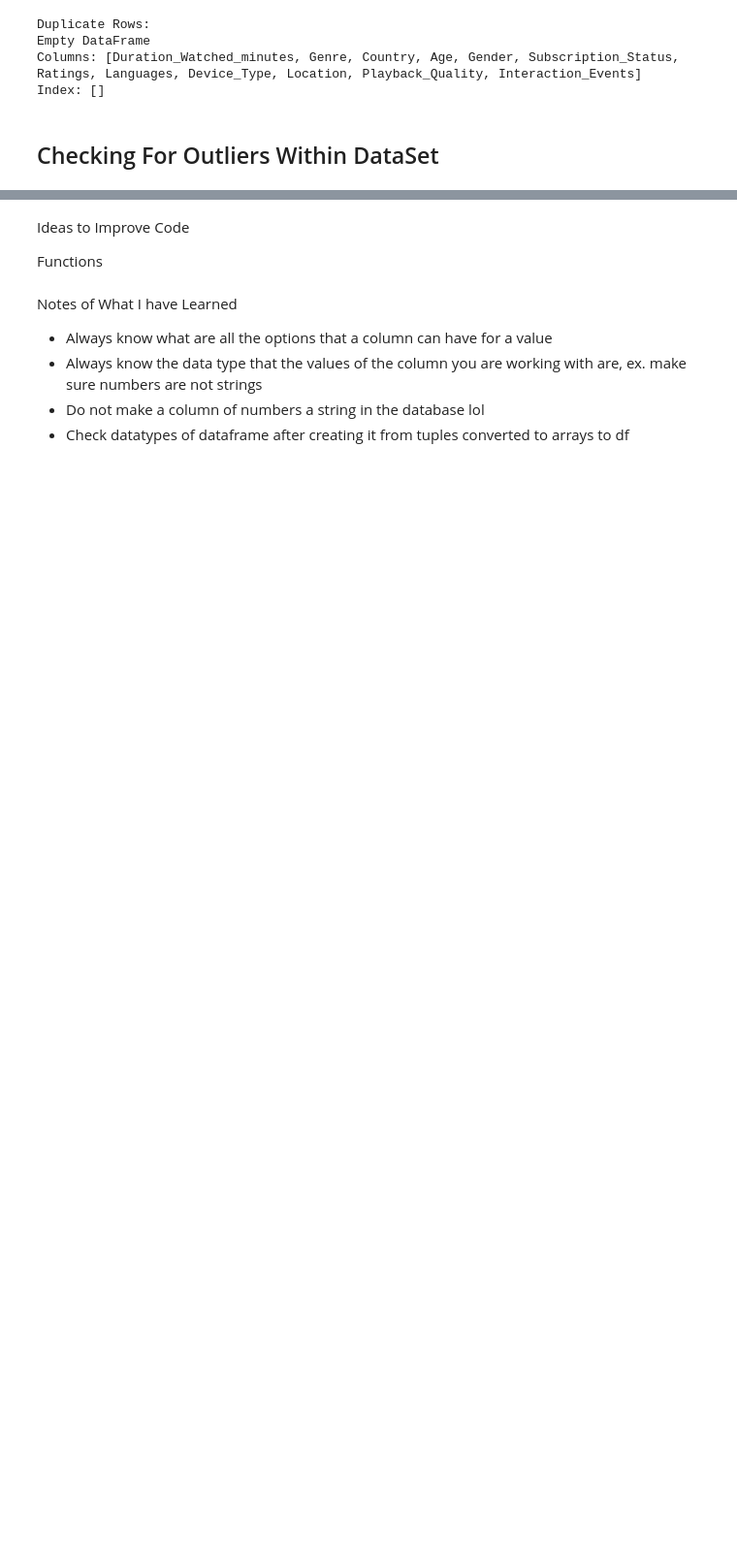
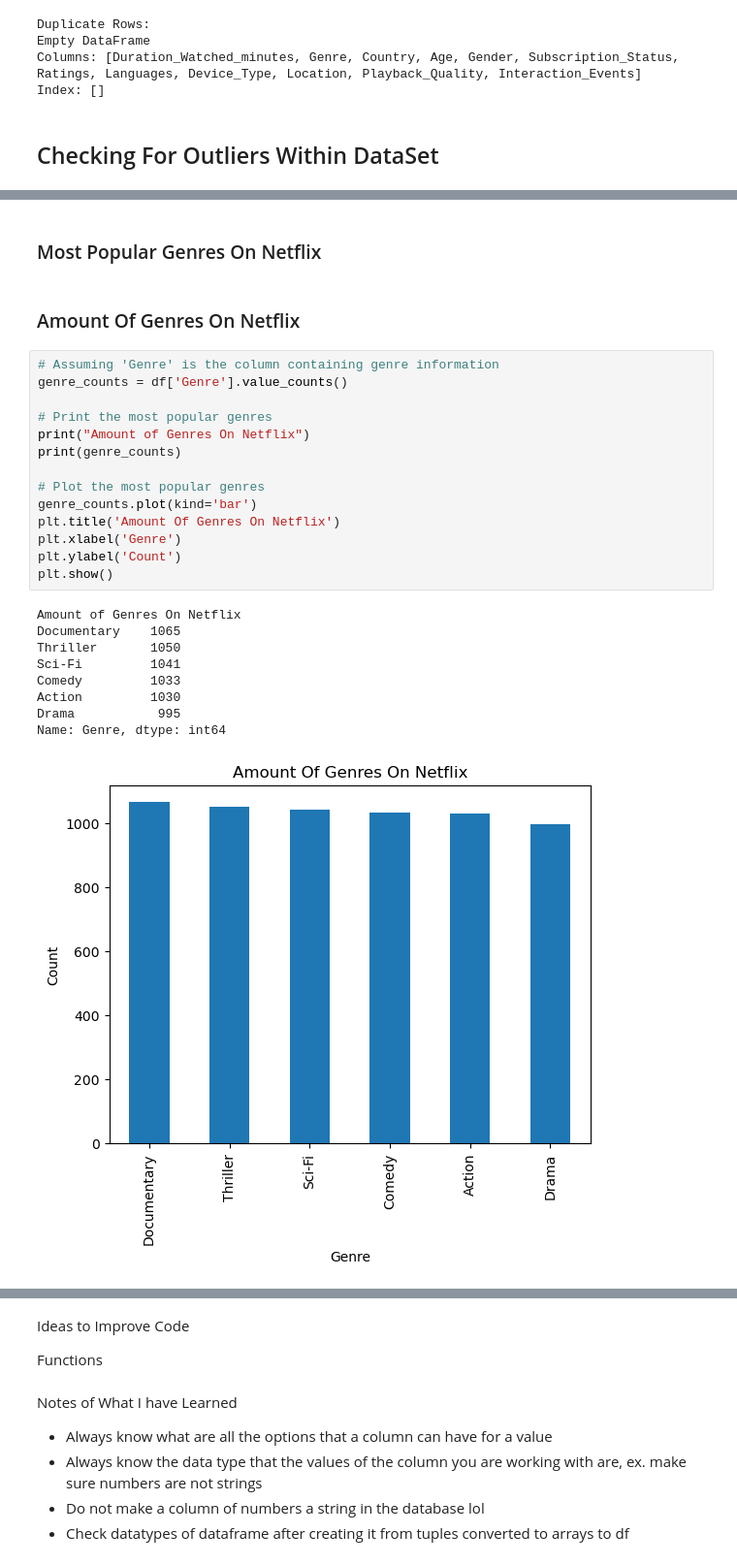
Before and after one commit to HamiltonWilliamsBusiness/Kaggle-Streaming-Application-Data-Insights, a Jupyter notebook: netflix.ipynb, the cells around one changed output, grey strips where cells are left out. Shown at 97% size. Cells and saved outputs as stored; diff of their text form; blank space fills up the shorter version.

```diff
--- a/netflix.ipynb
+++ b/netflix.ipynb
@@ -381,0 +270,28 @@ Name: Ratings, Length: 6214, dtype: int32
+# %% [markdown]
+### Most Popular Genres On Netflix
+# %% [markdown]
+### Amount Of Genres On Netflix
+# %%
+# Assuming 'Genre' is the column containing genre information
+genre_counts = df['Genre'].value_counts()
+
+# Print the most popular genres
+print("Amount of Genres On Netflix")
+print(genre_counts)
+
+# Plot the most popular genres
+genre_counts.plot(kind='bar')
+plt.title('Amount Of Genres On Netflix')
+plt.xlabel('Genre')
+plt.ylabel('Count')
+plt.show()
+# %% [output]
+Amount of Genres On Netflix
+Documentary    1065
+Thriller       1050
+Sci-Fi         1041
+Comedy         1033
+Action         1030
+Drama           995
+Name: Genre, dtype: int64
+[figure, added]
```
Also changed, not shown: parts of 40 cells of this notebook.
